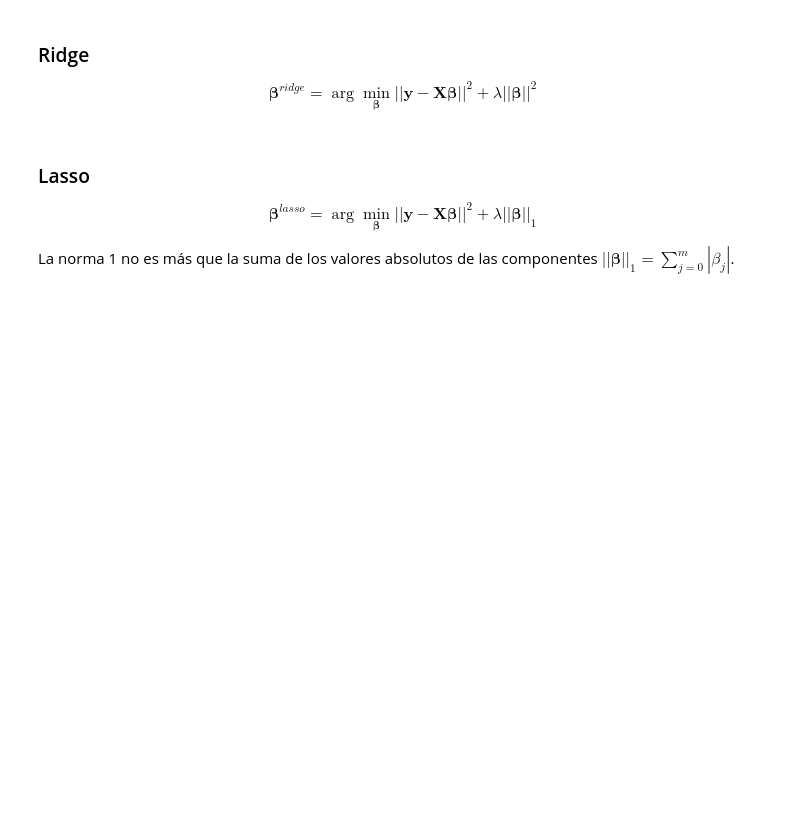
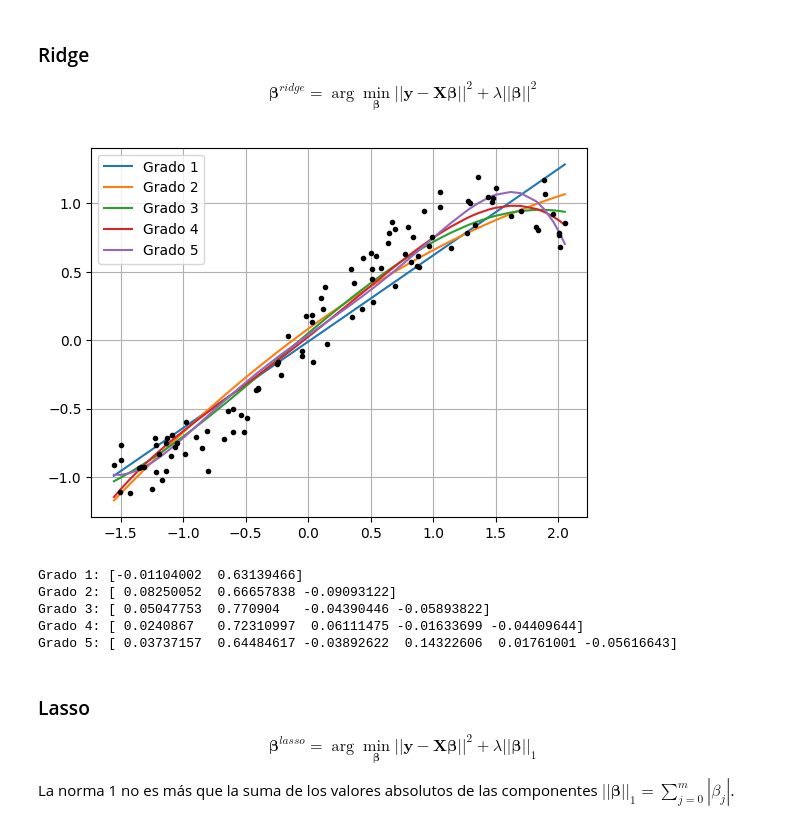
Before and after one commit to ArellanoMCarlos/SimMatO2025, a Jupyter notebook: Módulo 1 - Optimización/Minimize - Optimización cuadrática.ipynb, the cells around one changed output. Drawn from its saved outputs; the diff is of its cells as text; code cells hidden in the pictures; blank space fills up the shorter version.

```diff
--- a/Módulo 1 - Optimización/Minimize - Optimización cuadrática.ipynb
+++ b/Módulo 1 - Optimización/Minimize - Optimización cuadrática.ipynb
@@ -182,6 +223,34 @@ La regularización consiste en penalizar la magnitud de los coeficientes $\bolds
 ### Ridge
 
 $$\boldsymbol{\beta}^{ridge} = \arg \min_{\boldsymbol{\beta}} \left|\left|\boldsymbol{y}-\boldsymbol{X}\boldsymbol{\beta}\right|\right|^2 + \lambda\left|\left|\boldsymbol{\beta}\right|\right|^2$$
+# %%
+def ridge(beta,x,y,lam):
+  f=fhat(beta,x)
+  return np.sum((y-f)**2)+lam*np.sum(beta**2)
+# %%
+n=5
+sol=[]
+for i in range(1,n+1):
+  beta_inicial=np.random.rand(i+1)
+  sol.append(opt.minimize(ridge,beta_inicial,args=(x,y,5)))
+  f=fhat(sol[-1].x,x)
+  plt.plot(x,f,label='Grado '+str(i))
+plt.legend()
+plt.plot(x,y,'ok',ms=3)
+plt.grid()
+# %% [output]
+[figure, added]
+# %%
+# Coeficientes encontrados
+#
+for i in range(len(sol)):
+  print('Grado '+str(i+1)+':',sol[i].x)
+# %% [output]
+Grado 1: [-0.01104002  0.63139466]
+Grado 2: [ 0.08250052  0.66657838 -0.09093122]
+Grado 3: [ 0.05047753  0.770904   -0.04390446 -0.05893822]
+Grado 4: [ 0.0240867   0.72310997  0.06111475 -0.01633699 -0.04409644]
+Grado 5: [ 0.03737157  0.64484617 -0.03892622  0.14322606  0.01761001 -0.05616643]
 # %% [markdown]
 ### Lasso
 
```
Also changed, not shown: parts of 19 cells of this notebook, 1 other file.
